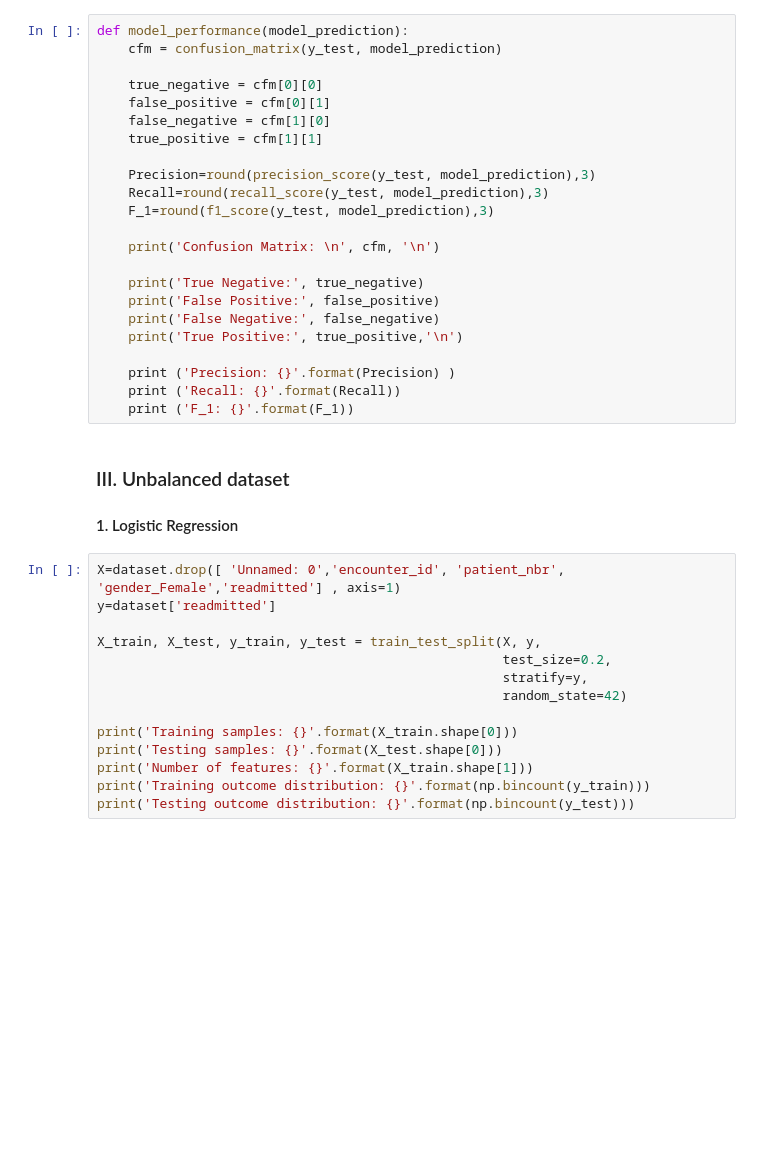
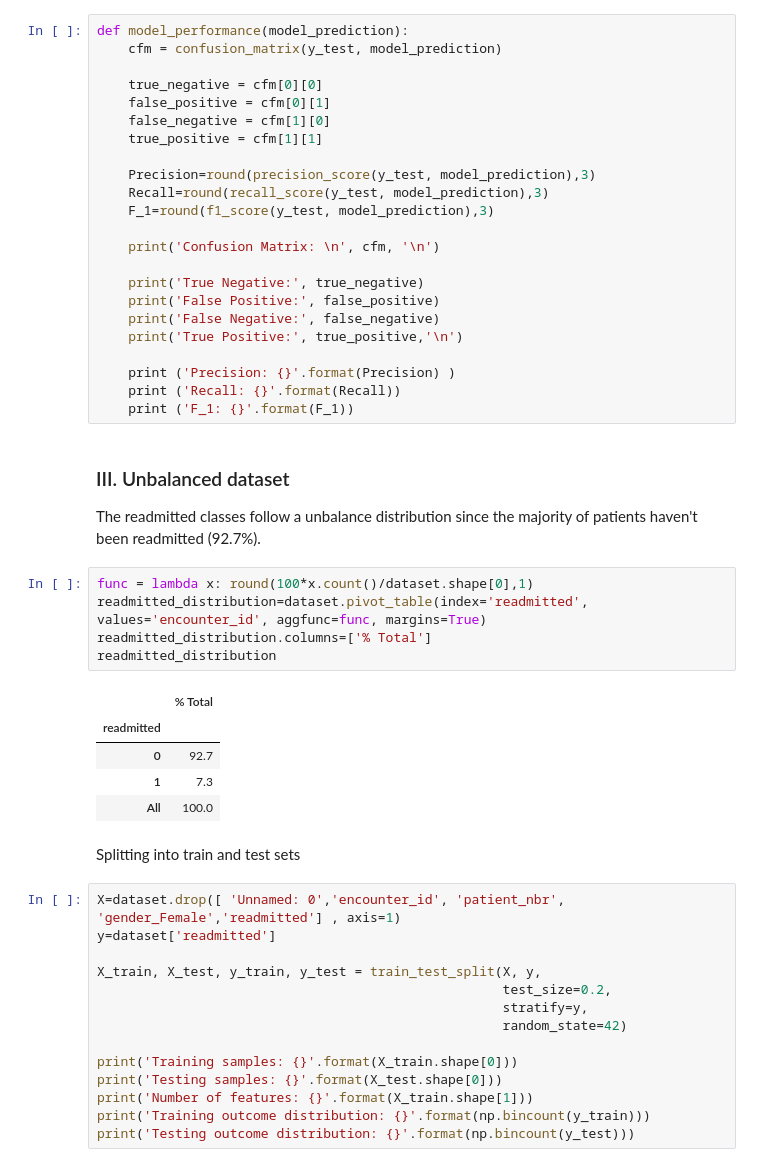
Before and after one commit to anmarphy/Patient-hospital-readmission-US, a Jupyter notebook: Readmission_Part_2.ipynb, the cells around one changed output. Drawn from its saved outputs; the diff is of its cells as text; blank space fills up the shorter version.

```diff
--- a/Readmission_Part_2.ipynb
+++ b/Readmission_Part_2.ipynb
@@ -108,9 +113,22 @@ def model_performance(model_prediction):
     print ('Precision: {}'.format(Precision) )
     print ('Recall: {}'.format(Recall))
     print ('F_1: {}'.format(F_1))
-# %% [markdown]
-### III. Unbalanced dataset
-#### 1. Logistic Regression
+# %% [markdown]
+### III. Unbalanced dataset
+The readmitted classes follow a unbalance distribution since the majority of patients haven't been readmitted (92.7%).
+# %%
+func = lambda x: round(100*x.count()/dataset.shape[0],1)
+readmitted_distribution=dataset.pivot_table(index='readmitted', values='encounter_id', aggfunc=func, margins=True)
+readmitted_distribution.columns=['% Total']
+readmitted_distribution
+# %% [output]
+|  | % Total |
+| readmitted |  |
+| 0 | 92.7 |
+| 1 | 7.3 |
+| All | 100.0 |
+# %% [markdown]
+Splitting into train and test sets
 # %%
 X=dataset.drop([ 'Unnamed: 0','encounter_id', 'patient_nbr', 'gender_Female','readmitted'] , axis=1)
 y=dataset['readmitted']
```
Also changed, not shown: parts of 20 cells of this notebook.
